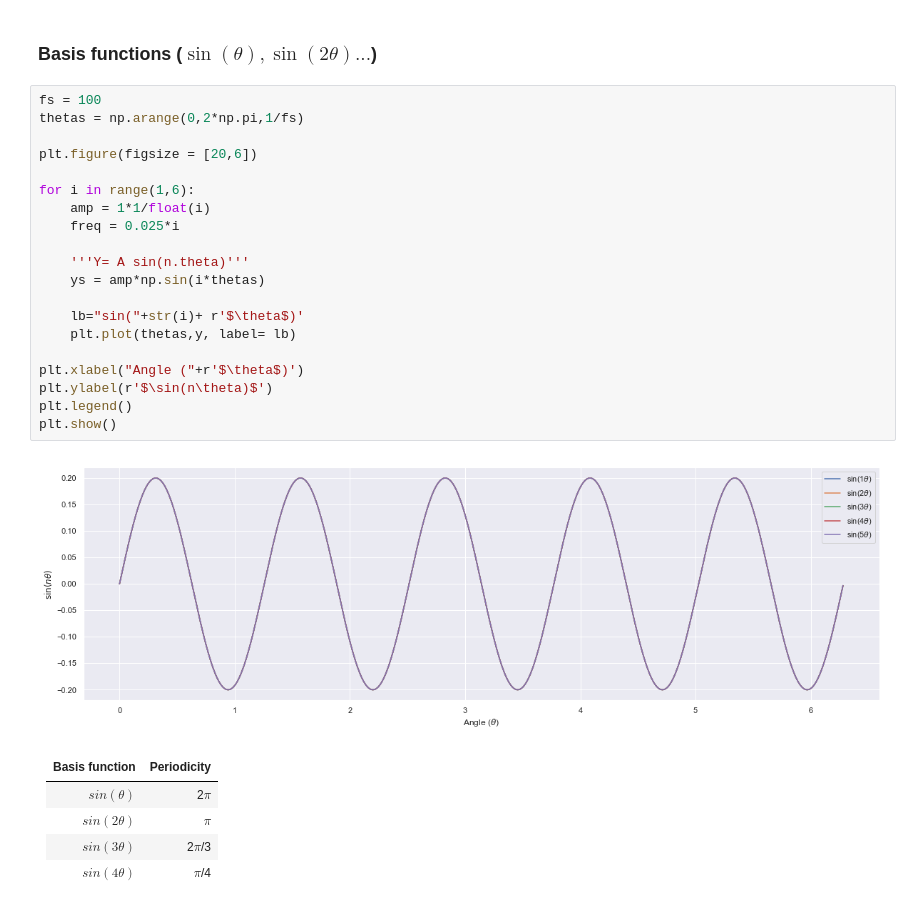
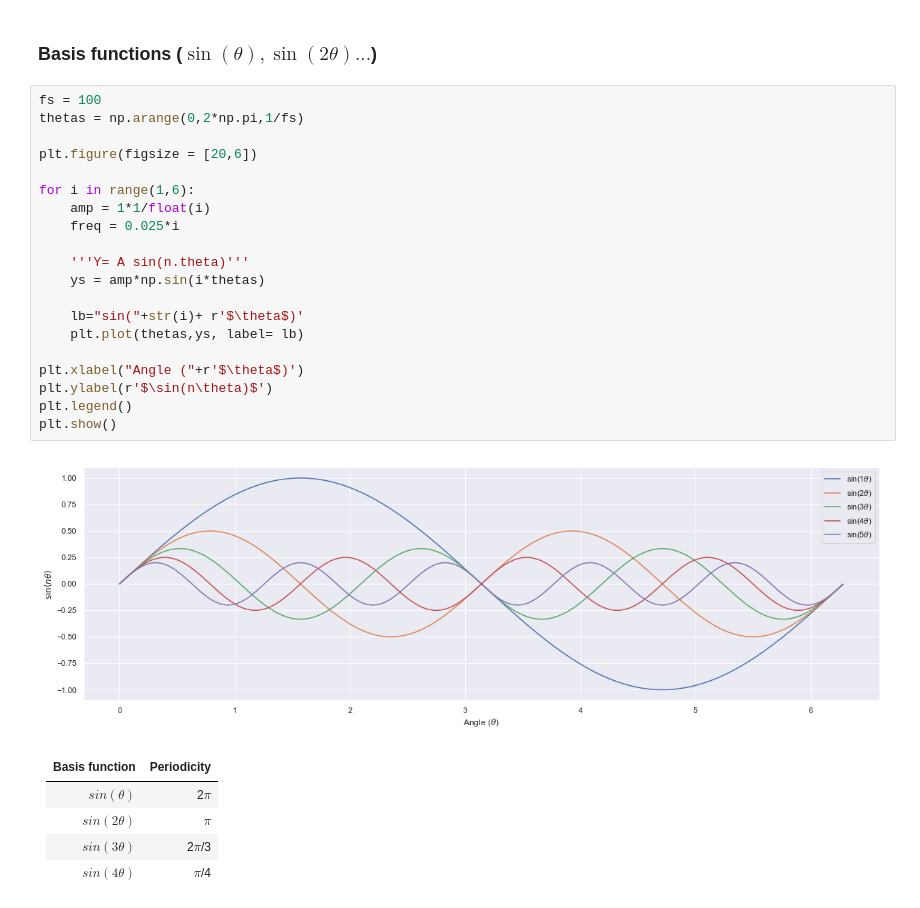
Before and after one commit to npshub/numpy, a Jupyter notebook: 2c. Arange-FourierSeries.ipynb, the cells around one changed output. Drawn from its saved outputs; the diff is of its cells as text.

```diff
--- a/2c. Arange-FourierSeries.ipynb
+++ b/2c. Arange-FourierSeries.ipynb
@@ -10,25 +10,25 @@ sns.set()
 # %%
 fs = 100
 thetas = np.arange(0,2*np.pi,1/fs)
 
 plt.figure(figsize = [20,6])
 
 for i in range(1,6):
     amp = 1*1/float(i)
     freq = 0.025*i
 
     '''Y= A sin(n.theta)'''
     ys = amp*np.sin(i*thetas)
 
     lb="sin("+str(i)+ r'$\theta$)'
-    plt.plot(thetas,y, label= lb)
+    plt.plot(thetas,ys, label= lb)
 
 plt.xlabel("Angle ("+r'$\theta$)')
 plt.ylabel(r'$\sin(n\theta)$')
 plt.legend()
 plt.show()
 # %% [output]
-[figure, old version]
+[figure, new version]
 # %% [markdown]
 |  Basis function |  Periodicity |
 |---|---|
```
Also changed, not shown: 2 other files.
